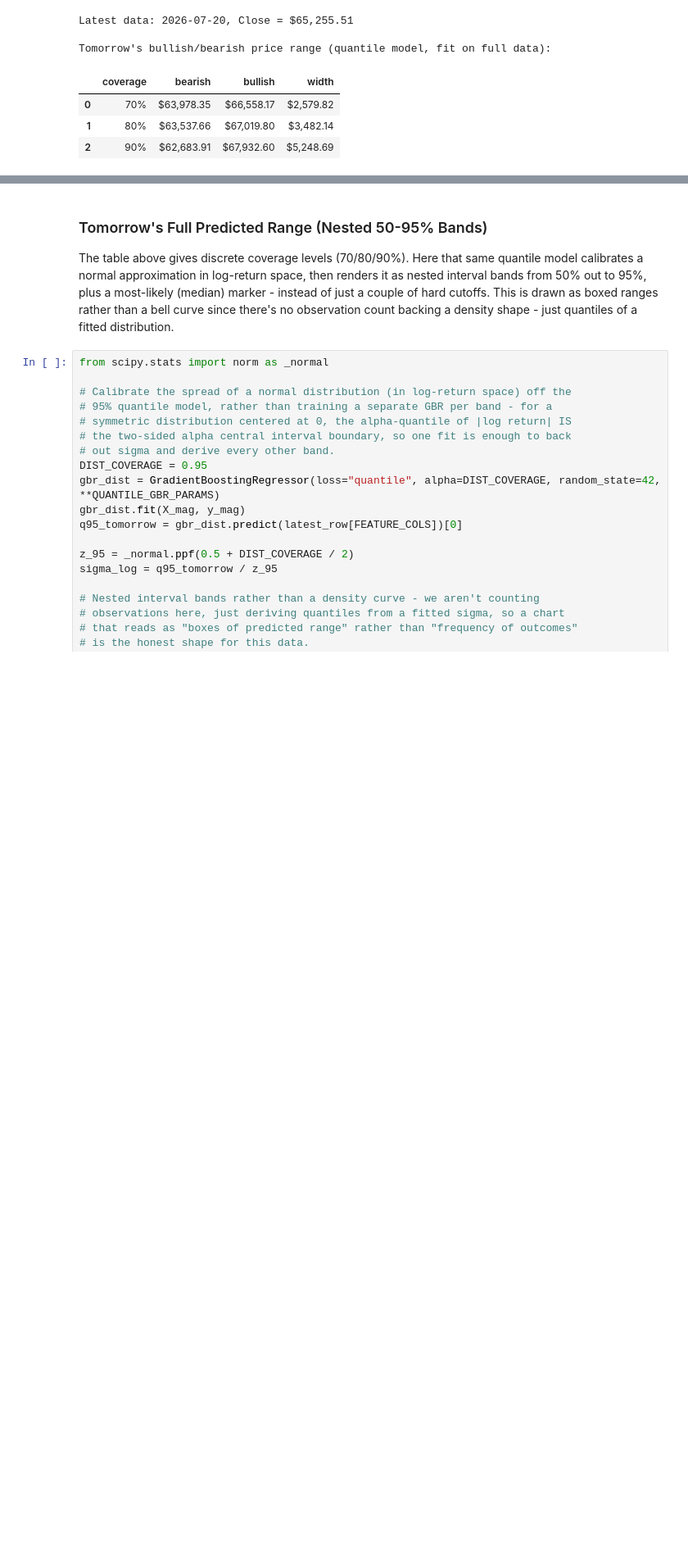
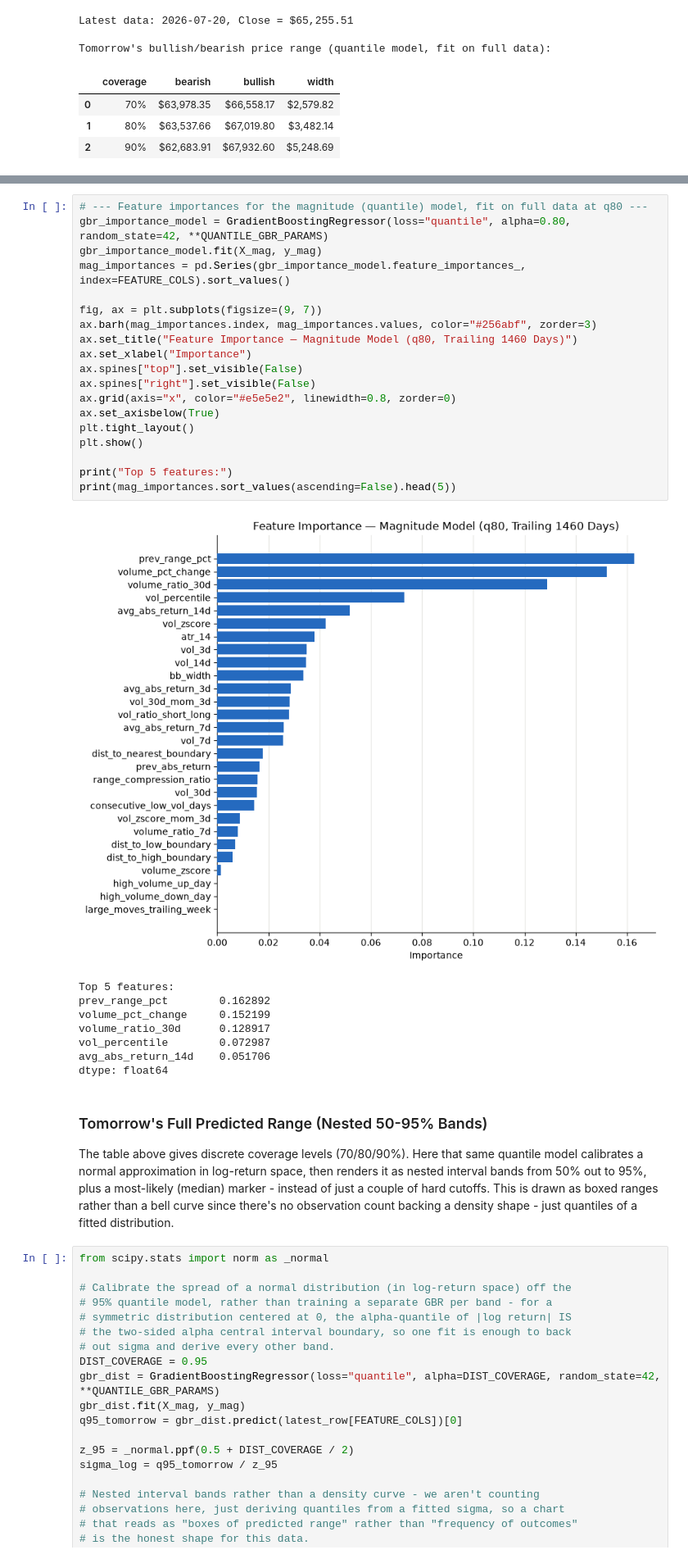
Before and after one commit to gavinhussey/internship_assignments, a Jupyter notebook: magnitude_of_move/btc_magnitude.ipynb, the cells around one changed output, grey strips where cells are left out. Shown at 82% size. Drawn from its saved outputs; the diff is of its cells as text; blank space fills up the shorter version.

```diff
--- a/magnitude_of_move/btc_magnitude.ipynb
+++ b/magnitude_of_move/btc_magnitude.ipynb
@@ -1243,3 +1580,31 @@ Tomorrow's bullish/bearish price range (quantile model, fit on full data):
+# %%
+# --- Feature importances for the magnitude (quantile) model, fit on full data at q80 ---
+gbr_importance_model = GradientBoostingRegressor(loss="quantile", alpha=0.80, random_state=42, **QUANTILE_GBR_PARAMS)
+gbr_importance_model.fit(X_mag, y_mag)
+mag_importances = pd.Series(gbr_importance_model.feature_importances_, index=FEATURE_COLS).sort_values()
+
+fig, ax = plt.subplots(figsize=(9, 7))
+ax.barh(mag_importances.index, mag_importances.values, color="#256abf", zorder=3)
+ax.set_title("Feature Importance — Magnitude Model (q80, Trailing 1460 Days)")
+ax.set_xlabel("Importance")
+ax.spines["top"].set_visible(False)
+ax.spines["right"].set_visible(False)
+ax.grid(axis="x", color="#e5e5e2", linewidth=0.8, zorder=0)
+ax.set_axisbelow(True)
+plt.tight_layout()
+plt.show()
+
+print("Top 5 features:")
+print(mag_importances.sort_values(ascending=False).head(5))
+# %% [output]
+[figure, added]
+Top 5 features:
+prev_range_pct        0.162892
+volume_pct_change     0.152199
+volume_ratio_30d      0.128917
+vol_percentile        0.072987
+avg_abs_return_14d    0.051706
+dtype: float64
 # %% [markdown]
 ### Tomorrow's Full Predicted Range (Nested 50-95% Bands)
 
```
Also changed, not shown: parts of 11 cells of this notebook.
